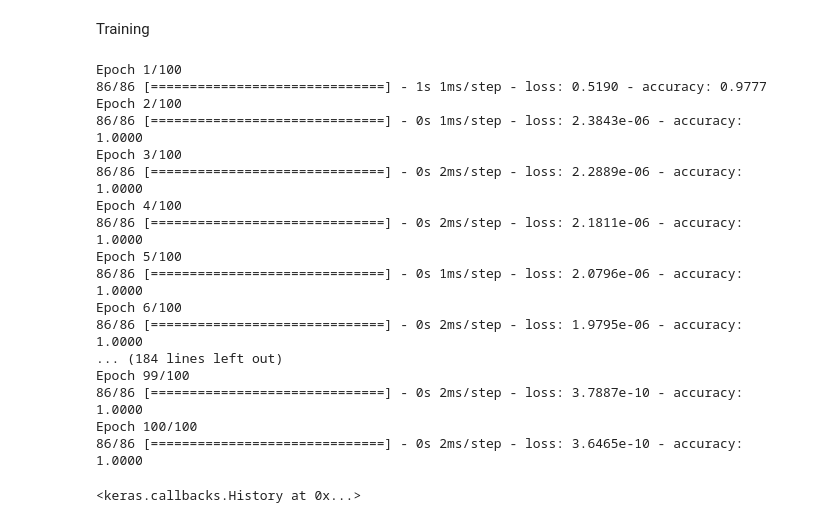
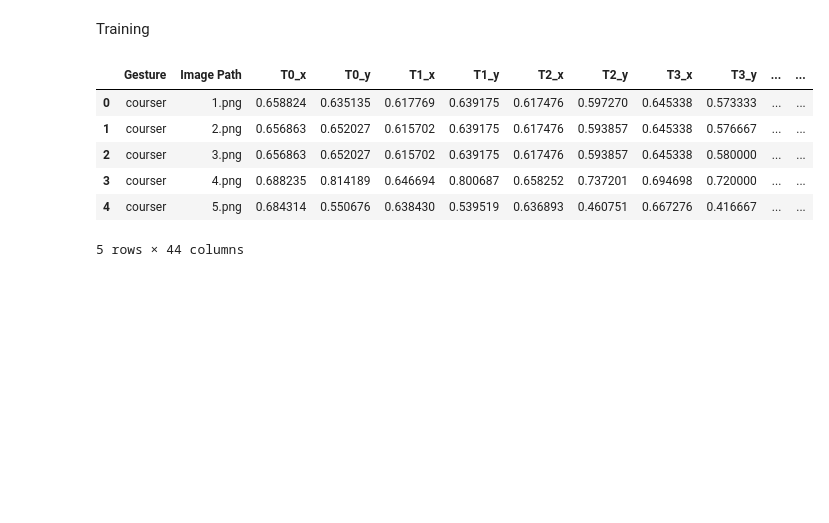
Before and after one commit to SumitJoshiGIT/Gesture-Controlled-PC, a Jupyter notebook: notebooks/training.ipynb, the cells around one changed output. Drawn from its saved outputs; the diff is of its cells as text; code cells hidden in the pictures; blank space fills up the shorter version.

```diff
--- a/notebooks/training.ipynb
+++ b/notebooks/training.ipynb
@@ -5,43 +5,19 @@ import pandas as pd
 data=pd.read_csv('../data/processed/motion.csv')
 data.head()
 data.drop(['Gesture','Image Path'],axis=1,inplace=True)
+# %%
+data=pd.read_csv('../data/processed/sample.csv')
+data.head()
+# %% [output]
+|  | Gesture | Image Path | T0_x | T0_y | T1_x | T1_y | T2_x | T2_y | T3_x | T3_y | ... | ... |
+| 0 | courser | 1.png | 0.658824 | 0.635135 | 0.617769 | 0.639175 | 0.617476 | 0.597270 | 0.645338 | 0.573333 | ... | ... |
+| 1 | courser | 2.png | 0.656863 | 0.652027 | 0.615702 | 0.639175 | 0.617476 | 0.593857 | 0.645338 | 0.576667 | ... | ... |
+| 2 | courser | 3.png | 0.656863 | 0.652027 | 0.615702 | 0.639175 | 0.617476 | 0.593857 | 0.645338 | 0.580000 | ... | ... |
+| 3 | courser | 4.png | 0.688235 | 0.814189 | 0.646694 | 0.800687 | 0.658252 | 0.737201 | 0.694698 | 0.720000 | ... | ... |
+| 4 | courser | 5.png | 0.684314 | 0.550676 | 0.638430 | 0.539519 | 0.636893 | 0.460751 | 0.667276 | 0.416667 | ... | ... |
+5 rows × 44 columns
 # %%
 #train test split
 from sklearn.model_selection import train_test_split
 import numpy as np
 train_x,test_x,train_y,test_y = train_test_split(data,np.ones((data.shape[0])),test_size=0.2,random_state=42)
-# %%
-import tensorflow as tf
-
-model = tf.keras.Sequential([
-    tf.keras.layers.InputLayer(input_shape=(42,)),
-    tf.keras.layers.Dense(128, activation='relu'),
-    tf.keras.layers.Dense(64, activation='relu'),
-    tf.keras.layers.Dense(32, activation='relu'),
-    tf.keras.layers.Dense(2, activation='softmax')
-])
-
-model.compile(optimizer='adam',
-             loss='binary_crossentropy',
-             metrics=['accuracy'])
-
-model.fit(train_x,train_y, epochs=100)
-# %% [output]
-Epoch 1/100
-86/86 [==============================] - 1s 1ms/step - loss: 0.5190 - accuracy: 0.9777
-Epoch 2/100
-86/86 [==============================] - 0s 1ms/step - loss: 2.3843e-06 - accuracy: 1.0000
-Epoch 3/100
-86/86 [==============================] - 0s 2ms/step - loss: 2.2889e-06 - accuracy: 1.0000
-Epoch 4/100
-86/86 [==============================] - 0s 2ms/step - loss: 2.1811e-06 - accuracy: 1.0000
-Epoch 5/100
-86/86 [==============================] - 0s 1ms/step - loss: 2.0796e-06 - accuracy: 1.0000
-Epoch 6/100
-86/86 [==============================] - 0s 2ms/step - loss: 1.9795e-06 - accuracy: 1.0000
-... (184 lines left out)
-Epoch 99/100
-86/86 [==============================] - 0s 2ms/step - loss: 3.7887e-10 - accuracy: 1.0000
-Epoch 100/100
-86/86 [==============================] - 0s 2ms/step - loss: 3.6465e-10 - accuracy: 1.0000
-<keras.callbacks.History at 0x...>
```
Also changed, not shown: parts of 5 cells of this notebook, 12 other files.
